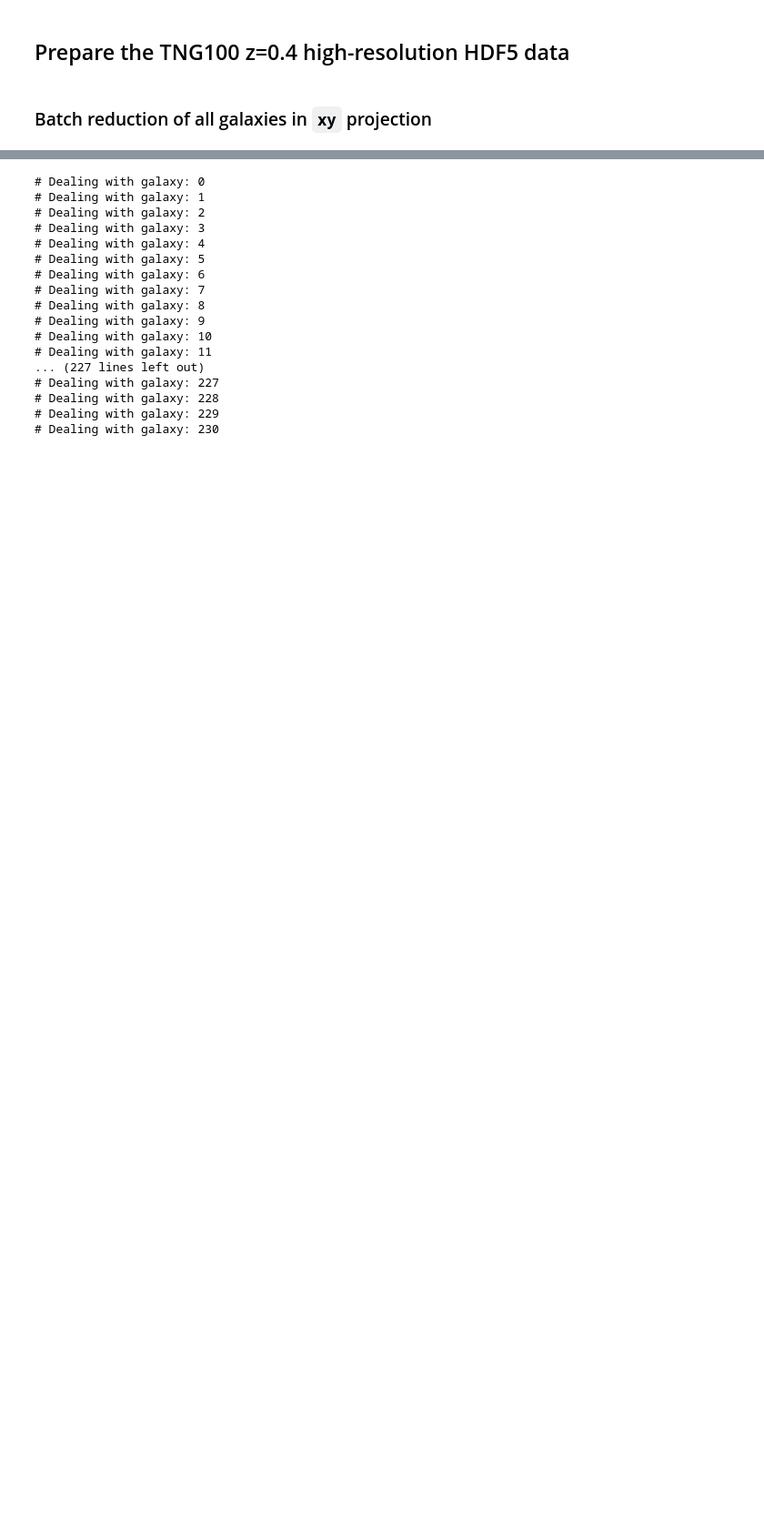
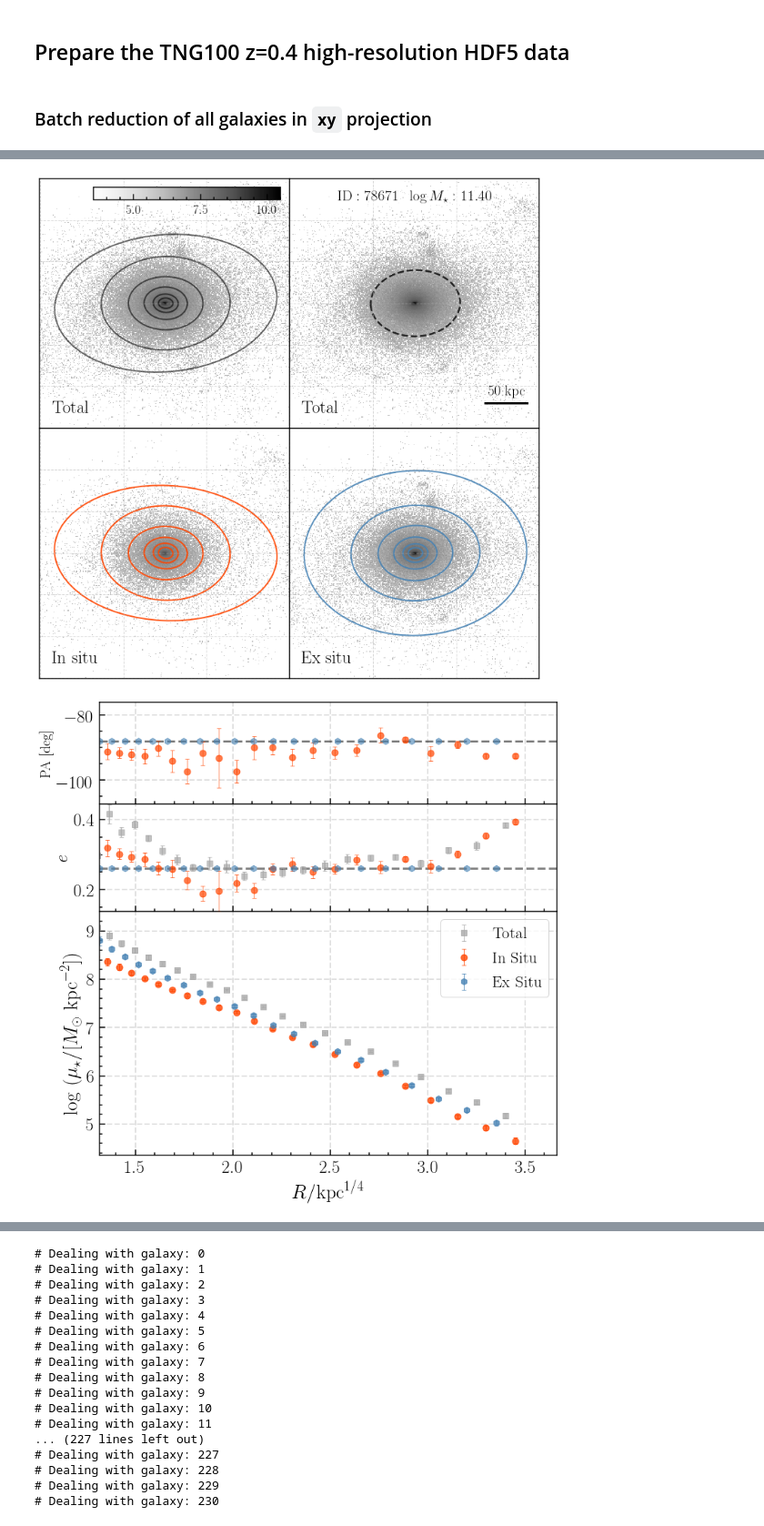
Before and after one commit to dr-guangtou/riker, a Jupyter notebook: demo/tng_hres_xy.ipynb, the cells around one changed output, grey strips where cells are left out. Shown at 91% size. Cells and saved outputs as stored; diff of their text form; code cells hidden in the pictures; blank space fills up the shorter version.

```diff
--- a/demo/tng_hres_xy.ipynb
+++ b/demo/tng_hres_xy.ipynb
@@ -74,0 +76,5 @@ gal.ell_summary()
+# %%
+_ = gal.show_prof()
+# %% [output]
+[figure, added]
+[figure, added]
```
Also changed, not shown: parts of 5 cells of this notebook, 3 other files.
